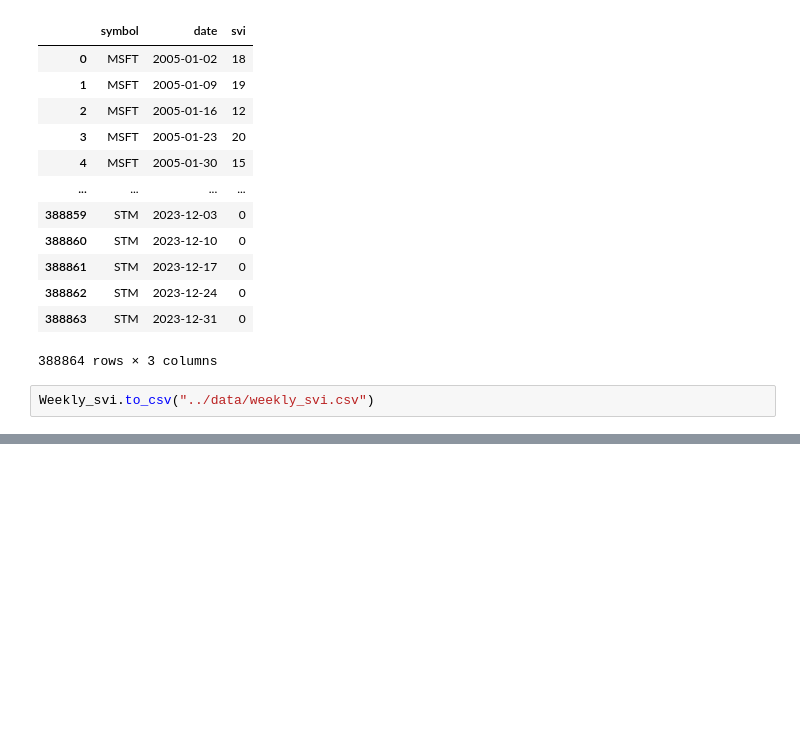
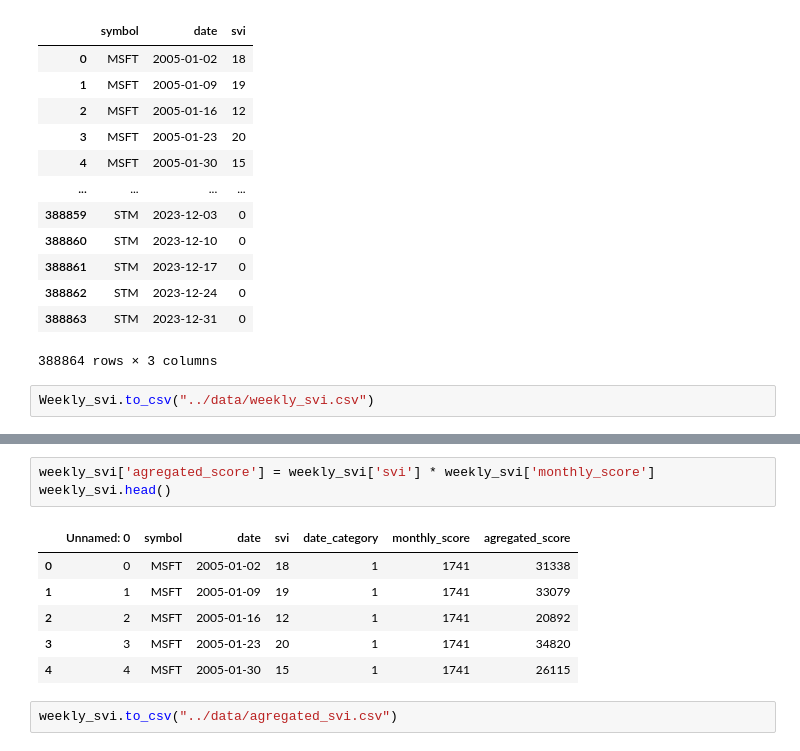
Before and after one commit to nikanhg/investor-attention-returns-patern, a Jupyter notebook: data-extraction/SVI_extraction.ipynb, the cells around one changed output, grey strips where cells are left out. Drawn from its saved outputs; the diff is of its cells as text; blank space fills up the shorter version.

```diff
--- a/data-extraction/SVI_extraction.ipynb
+++ b/data-extraction/SVI_extraction.ipynb
@@ -280,0 +384,12 @@ Weekly_svi.to_csv("../data/weekly_svi.csv")
+# %%
+weekly_svi['agregated_score'] = weekly_svi['svi'] * weekly_svi['monthly_score']
+weekly_svi.head()
+# %% [output]
+|  | Unnamed: 0 | symbol | date | svi | date_category | monthly_score | agregated_score |
+| 0 | 0 | MSFT | 2005-01-02 | 18 | 1 | 1741 | 31338 |
+| 1 | 1 | MSFT | 2005-01-09 | 19 | 1 | 1741 | 33079 |
+| 2 | 2 | MSFT | 2005-01-16 | 12 | 1 | 1741 | 20892 |
+| 3 | 3 | MSFT | 2005-01-23 | 20 | 1 | 1741 | 34820 |
+| 4 | 4 | MSFT | 2005-01-30 | 15 | 1 | 1741 | 26115 |
+# %%
+weekly_svi.to_csv("../data/agregated_svi.csv")
```
Also changed, not shown: parts of 11 cells of this notebook, 1 other file.
